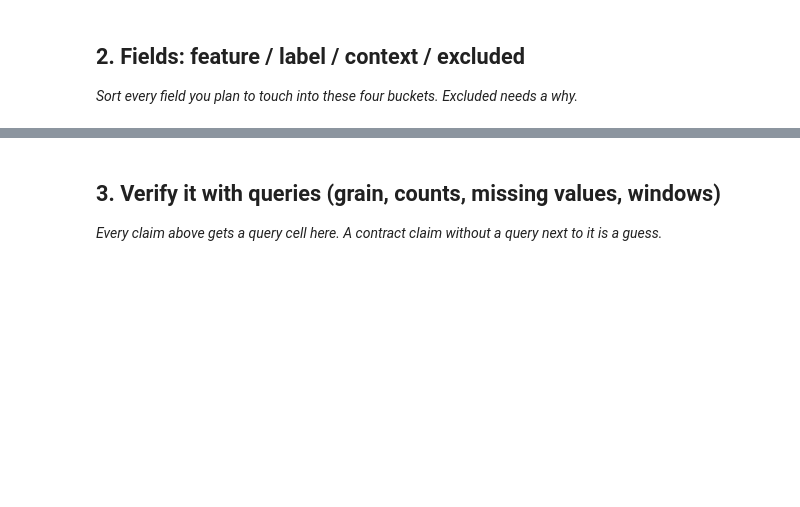
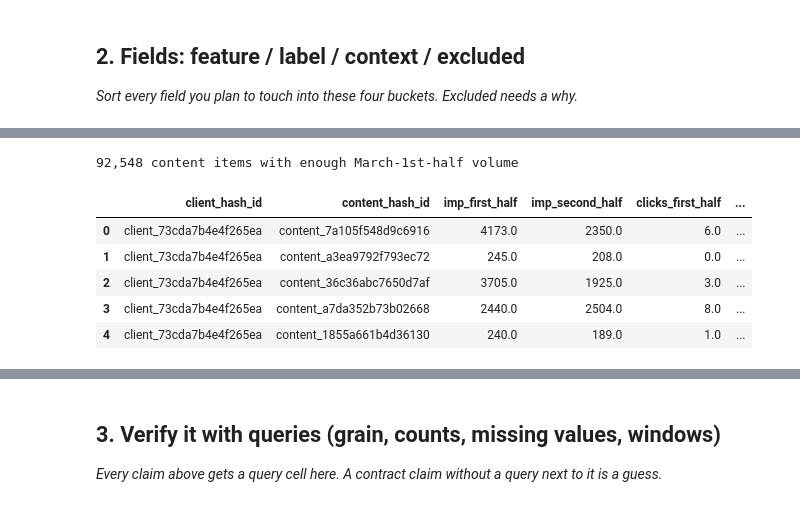
Before and after one commit to NAJAM2005/flyrank-ml-internship, a Jupyter notebook: work/notebooks/w03_data_contract.ipynb, the cells around one changed output, grey strips where cells are left out. Cells and saved outputs as stored; diff of their text form; code cells hidden in the pictures; blank space fills up the shorter version.

```diff
--- a/work/notebooks/w03_data_contract.ipynb
+++ b/work/notebooks/w03_data_contract.ipynb
@@ -20,3 +55,13 @@ This skeleton is yours to fill. Work the sections **in order** — each one has
 # %%
 # This cell is for CODE (numbers, a query, a check).
 # Write your text answer in the cell ABOVE this one — typing sentences here breaks Run All.
+REL = 'hf://datasets/FlyRank/internship-warehouse'
+TABLES = {
+    'dim_clients':  f"read_parquet('{REL}/dim_clients.parquet')",
+    'dim_content':  f"read_parquet('{REL}/dim_content.parquet')",
+    'fact_march':   f"read_parquet('{REL}/fact_content_daily_performance/month=2026-03/*.parquet')",
+}
+
+for name, src in TABLES.items():
+    n = con.sql(f"SELECT COUNT(*) FROM {src}").fetchone()[0]
+    print(f"{name:12} {n:>10,} rows")
@@ -22,0 +92,40 @@ This skeleton is yours to fill. Work the sections **in order** — each one has
+# %%
+data = con.sql(f"""
+    WITH daily AS (
+        SELECT
+            f.client_hash_id, f.content_hash_id,
+            SUM(CASE WHEN f.report_date <= DATE '2026-03-15' THEN f.gsc_impressions ELSE 0 END) AS imp_first_half,
+            SUM(CASE WHEN f.report_date >  DATE '2026-03-15' THEN f.gsc_impressions ELSE 0 END) AS imp_second_half,
+            SUM(CASE WHEN f.report_date <= DATE '2026-03-15' THEN f.gsc_clicks ELSE 0 END)      AS clicks_first_half,
+            AVG(CASE WHEN f.report_date <= DATE '2026-03-15' THEN f.gsc_avg_position END)        AS avg_position_first_half
+        FROM {TABLES['fact_march']} f
+        GROUP BY 1, 2
+        HAVING imp_first_half >= 50
+    ),
+    content_agg AS (
+        SELECT
+            content_hash_id,
+            ANY_VALUE(content_created_date) AS content_created_date,
+            ANY_VALUE(content_updated_date) AS content_updated_date
+        FROM {TABLES['dim_content']}
+        GROUP BY content_hash_id
+    )
+    SELECT
+        d.*,
+        DATE_DIFF('day', c.content_created_date, DATE '2026-03-15') AS content_age_days,
+        DATE_DIFF('day', c.content_updated_date, DATE '2026-03-15') AS days_since_last_update
+    FROM daily d
+    LEFT JOIN content_agg c USING (content_hash_id)
+""").df()
+
+data["is_declining"] = (data["imp_second_half"] < 0.8 * data["imp_first_half"]).astype(int)
+print(f"{len(data):,} content items with enough March-1st-half volume")
+data.head()
+# %% [output]
+92,548 content items with enough March-1st-half volume
+|  | client_hash_id | content_hash_id | imp_first_half | imp_second_half | clicks_first_half | ... |
+| 0 | client_73cda7b4e4f265ea | content_7a105f548d9c6916 | 4173.0 | 2350.0 | 6.0 | ... |
+| 1 | client_73cda7b4e4f265ea | content_a3ea9792f793ec72 | 245.0 | 208.0 | 0.0 | ... |
+| 2 | client_73cda7b4e4f265ea | content_36c36abc7650d7af | 3705.0 | 1925.0 | 3.0 | ... |
+| 3 | client_73cda7b4e4f265ea | content_a7da352b73b02668 | 2440.0 | 2504.0 | 8.0 | ... |
+| 4 | client_73cda7b4e4f265ea | content_1855a661b4d36130 | 240.0 | 189.0 | 1.0 | ... |
```
Also changed, not shown: parts of 15 cells of this notebook.
